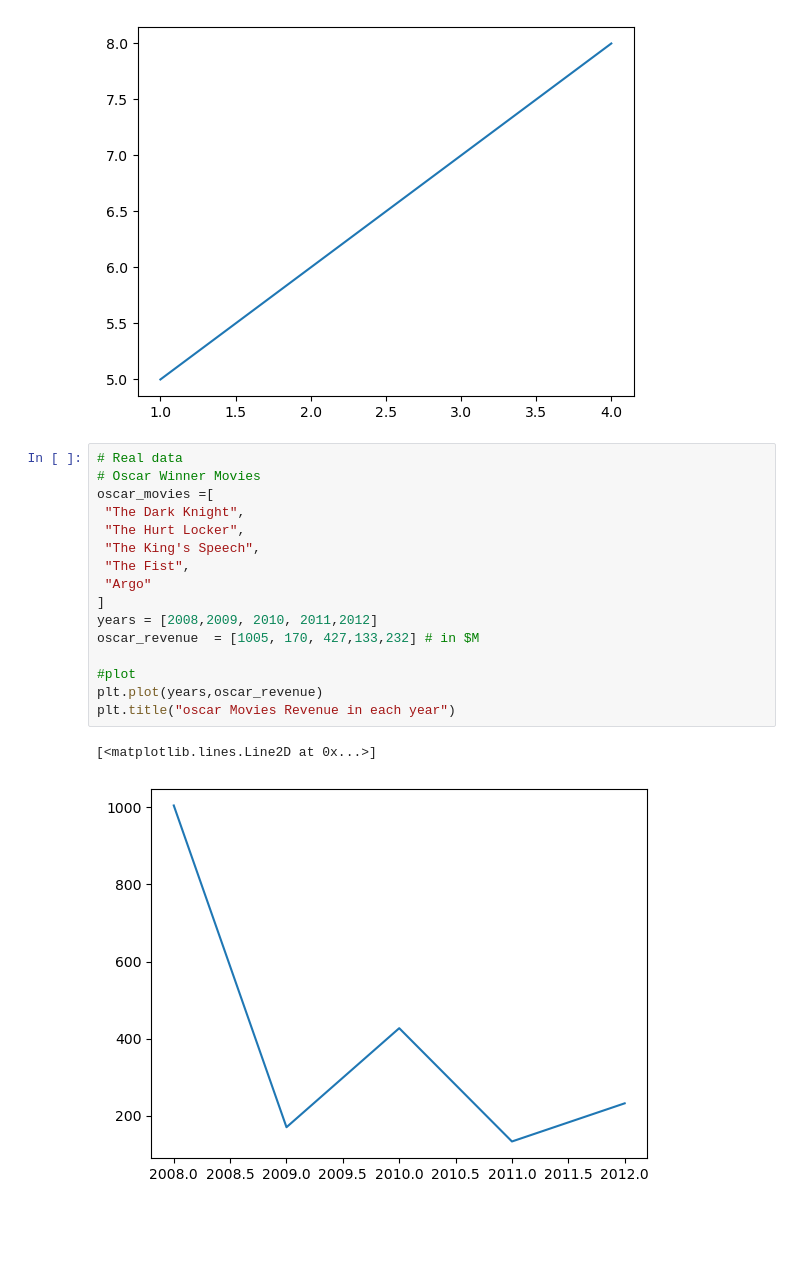
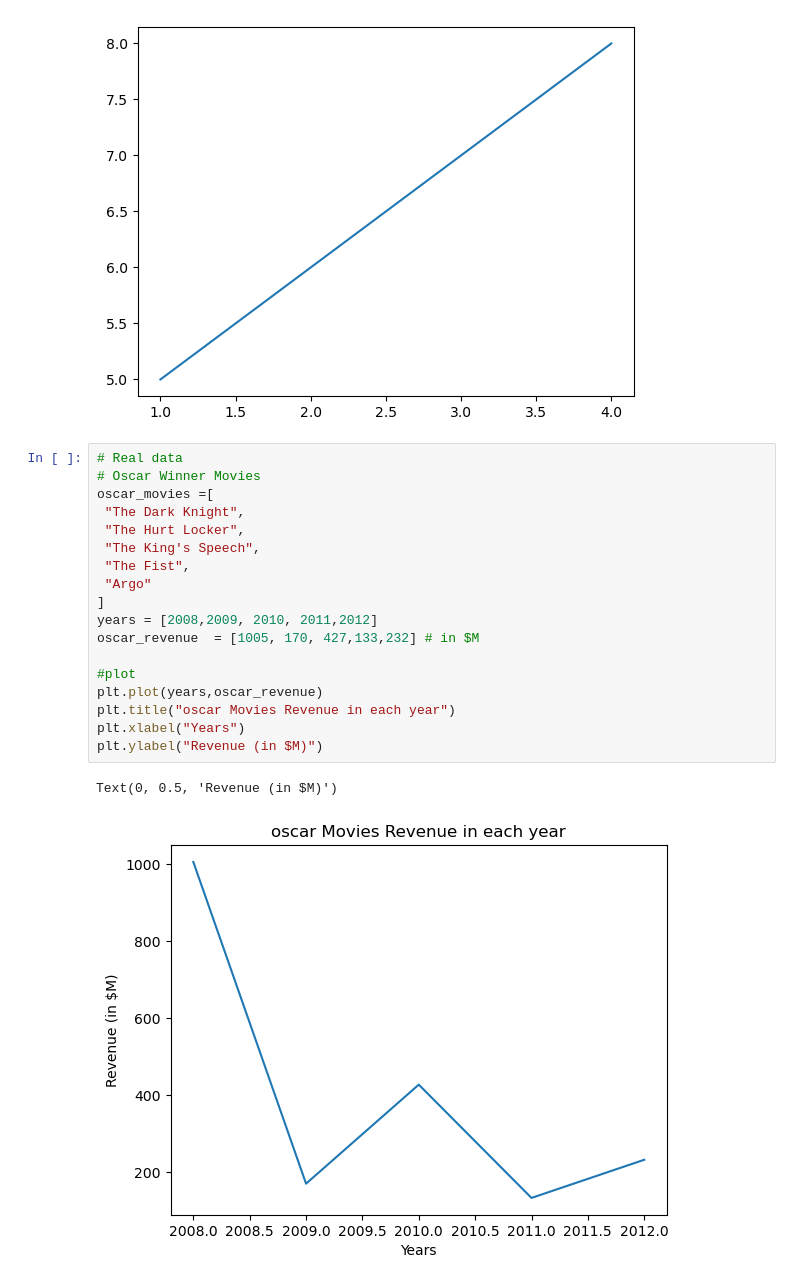
Before and after one commit to PritishMandal/AI-ML-Learning, a Jupyter notebook: Data visualization -1/matplotlib_tutorial.ipynb, the cells around one changed output. Saved outputs shown, nothing was run; the diff lists cells and outputs as text; blank space fills up the shorter version.

```diff
--- a/Data visualization -1/matplotlib_tutorial.ipynb
+++ b/Data visualization -1/matplotlib_tutorial.ipynb
@@ -10,19 +10,21 @@ plt.plot(X,Y)#line plot
 # %%
 # Real data
 # Oscar Winner Movies
 oscar_movies =[
  "The Dark Knight",
  "The Hurt Locker",
  "The King's Speech",
  "The Fist",
  "Argo"
 ]
 years = [2008,2009, 2010, 2011,2012]
 oscar_revenue  = [1005, 170, 427,133,232] # in $M
 
 #plot
 plt.plot(years,oscar_revenue)
 plt.title("oscar Movies Revenue in each year")
+plt.xlabel("Years")
+plt.ylabel("Revenue (in $M)")
 # %% [output]
-[<matplotlib.lines.Line2D at 0x...>]
+Text(0, 0.5, 'Revenue (in $M)')
-[figure, old version]
+[figure, new version]
```
Also changed, not shown: parts of 1 cell of this notebook.
